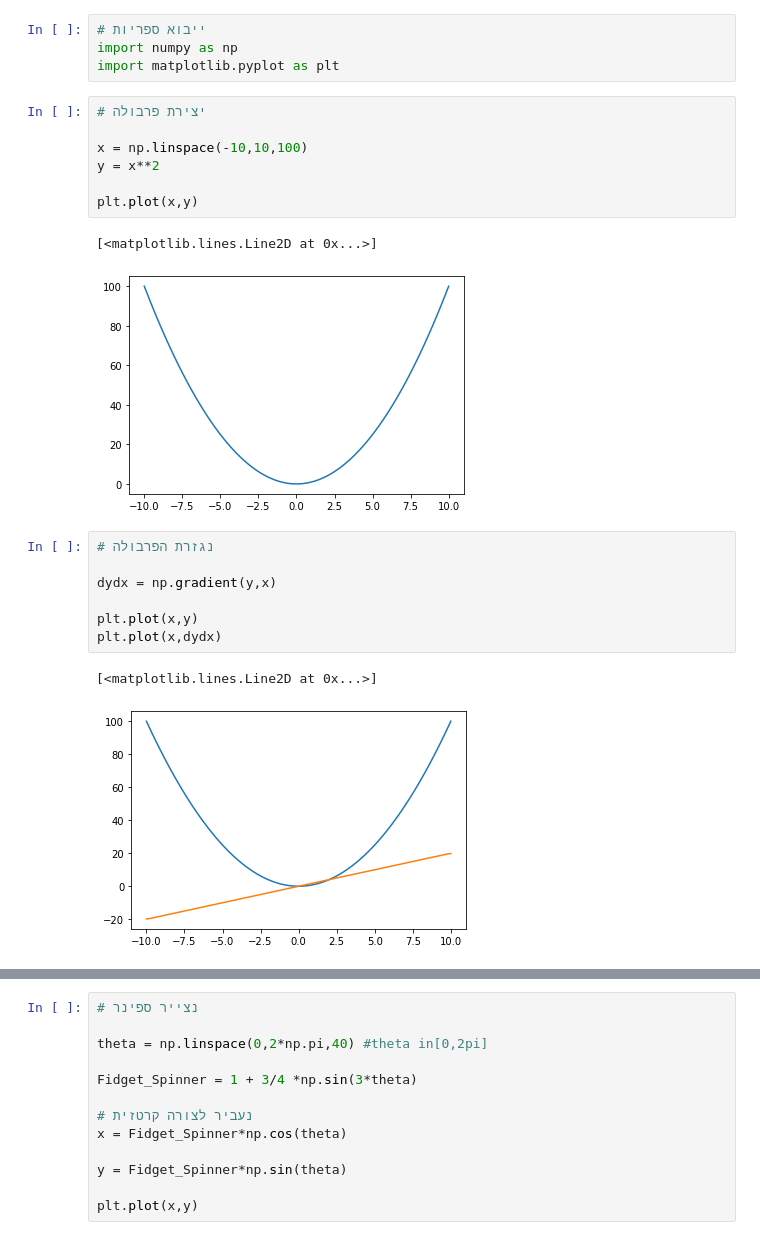
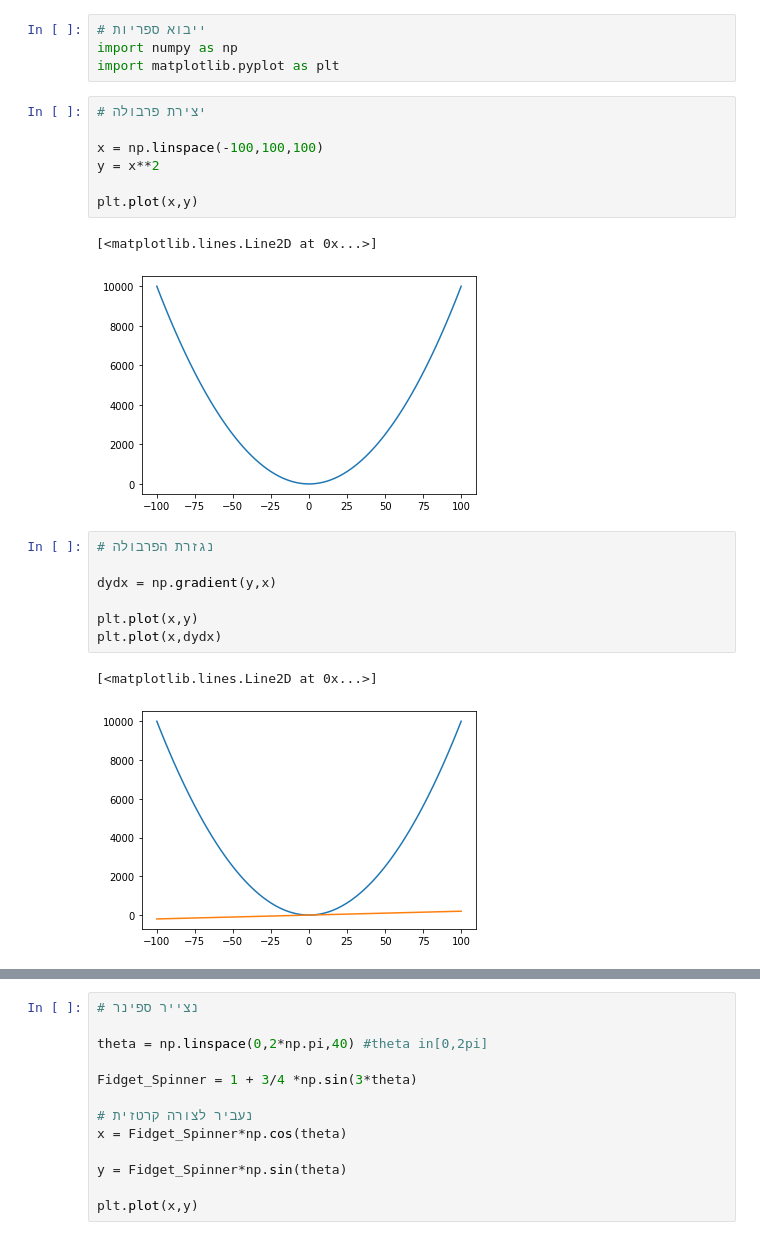
Before and after one commit to TomerHason/Tomer-Projects, a Jupyter notebook: numpy/calculus.ipynb, the cells around one changed output, grey strips where cells are left out. Cells and saved outputs as stored; diff of their text form.

```diff
--- a/numpy/calculus.ipynb
+++ b/numpy/calculus.ipynb
@@ -5,13 +5,13 @@ import matplotlib.pyplot as plt
 # %%
 # יצירת פרבולה
 
-x = np.linspace(-10,10,100)
+x = np.linspace(-100,100,100)
 y = x**2
 
 plt.plot(x,y)
 # %% [output]
 [<matplotlib.lines.Line2D at 0x...>]
-[figure, old version]
+[figure, new version]
 # %%
 # נגזרת הפרבולה
 
@@ -21,7 +21,7 @@ plt.plot(x,y)
 plt.plot(x,dydx)
 # %% [output]
 [<matplotlib.lines.Line2D at 0x...>]
-[figure, old version]
+[figure, new version]
 # %%
 # אינטגרל [0,2]
 
```
Also changed, not shown: parts of 1 cell of this notebook, 2 other files.
